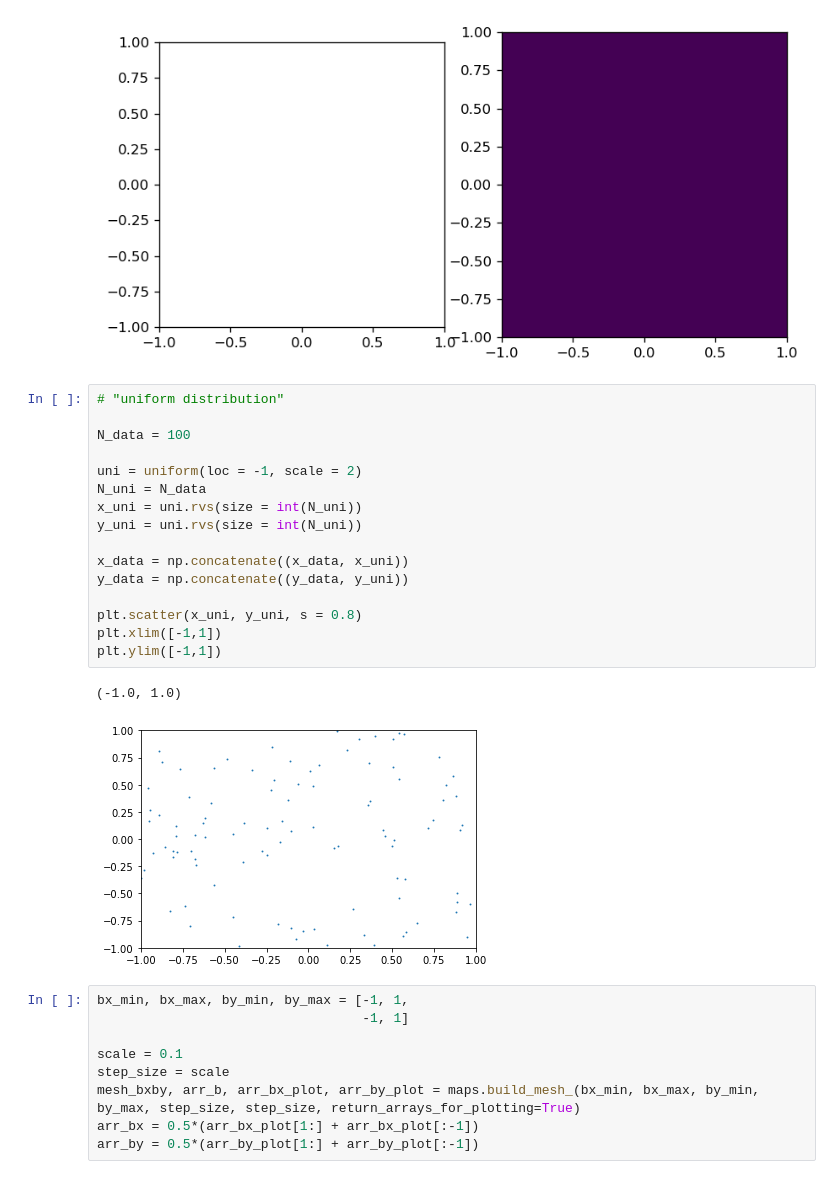
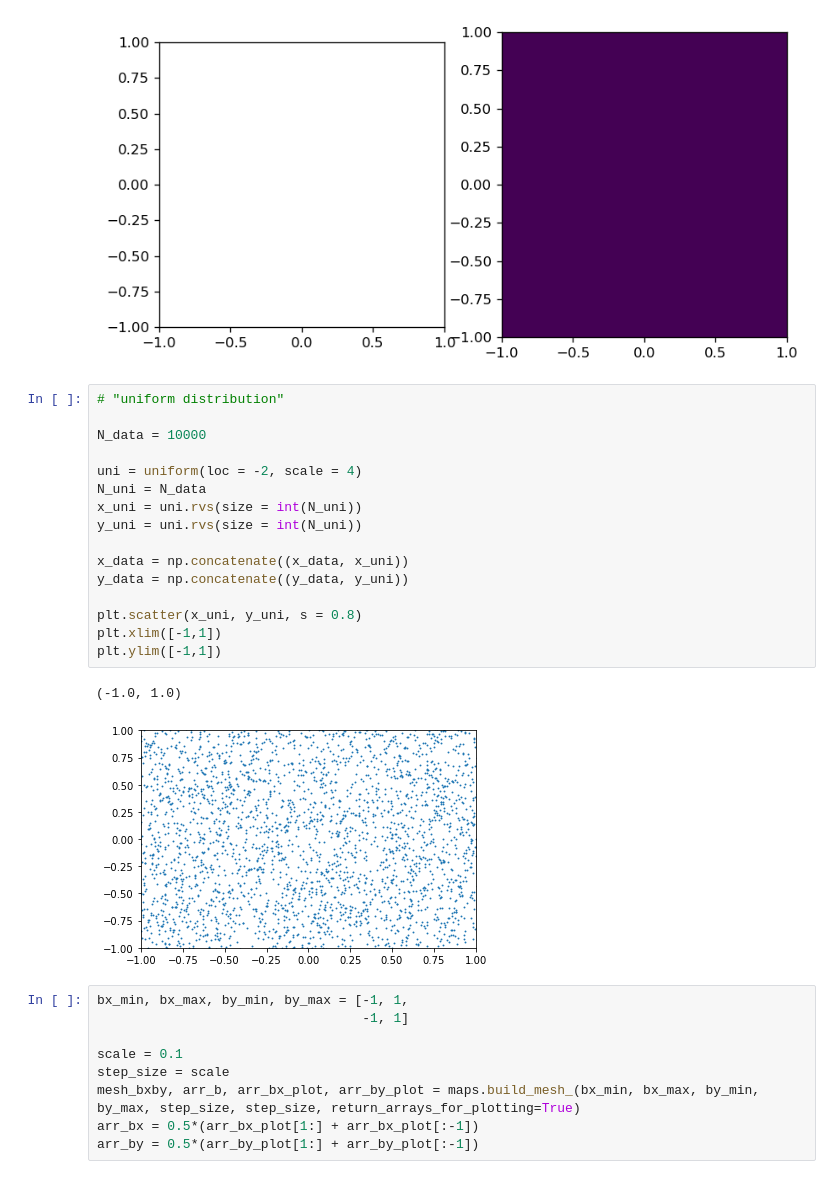
Before and after one commit to edwarddramirez/skysearch, a Jupyter notebook: connection/gaussian_with_background.ipynb, the cells around one changed output. Drawn from its saved outputs; the diff is of its cells as text.

```diff
--- a/connection/gaussian_with_background.ipynb
+++ b/connection/gaussian_with_background.ipynb
@@ -37,22 +37,22 @@ ax.set_ylim([-1,1])
 # %%
 # "uniform distribution"
 
-N_data = 100
+N_data = 10000
 
-uni = uniform(loc = -1, scale = 2)
+uni = uniform(loc = -2, scale = 4)
 N_uni = N_data
 x_uni = uni.rvs(size = int(N_uni))
 y_uni = uni.rvs(size = int(N_uni))
 
 x_data = np.concatenate((x_data, x_uni))
 y_data = np.concatenate((y_data, y_uni))
 
 plt.scatter(x_uni, y_uni, s = 0.8)
 plt.xlim([-1,1])
 plt.ylim([-1,1])
 # %% [output]
 (-1.0, 1.0)
-[figure, old version]
+[figure, new version]
 # %%
 bx_min, bx_max, by_min, by_max = [-1, 1,
                                   -1, 1]
```
Also changed, not shown: parts of 22 cells of this notebook, 1 other file.
